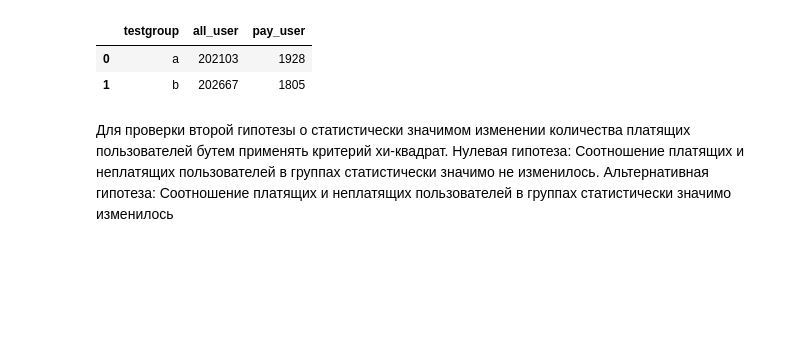
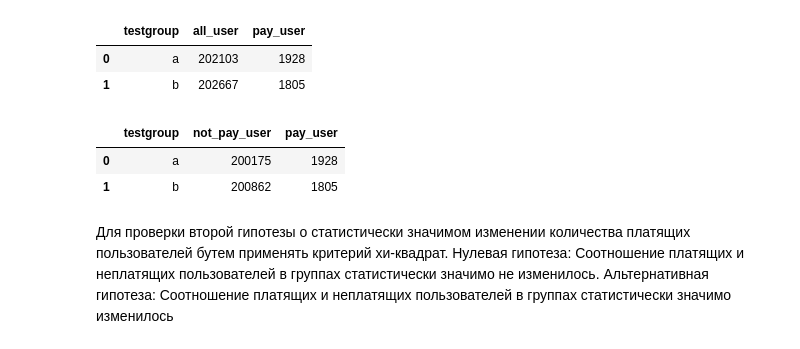
Before and after one commit to Ravil888/ab-test-analysis, a Jupyter notebook: ab_test_analysis.ipynb, the cells around one changed output. Saved outputs shown, nothing was run; the diff lists cells and outputs as text; code cells hidden in the pictures; blank space fills up the shorter version.

```diff
--- a/ab_test_analysis.ipynb
+++ b/ab_test_analysis.ipynb
@@ -122,7 +120,8 @@ pg.mwu(x=result.query('testgroup == "a"')['revenue'],
 # %% [markdown]
 Рассмотрим вторую метрику: переход от просто пользователей к платящим пользователям ()
 # %%
-result_user_pay = result.groupby('testgroup', as_index=False).agg({'user_id':'count'}).rename(columns={'user_id':'pay_user'})
+result_user_pay = result.groupby('testgroup', as_index=False).agg({'user_id': 'count'}) /
+    .rename(columns={'user_id': 'pay_user'})
 # %%
 result_user_pay
 # %% [output]
@@ -146,6 +145,14 @@ data_hyp_2
 |  | testgroup | all_user | pay_user |
 | 0 | a | 202103 | 1928 |
 | 1 | b | 202667 | 1805 |
+# %%
+data_hyp_2['all_user'] = data_hyp_2['all_user'] - data_hyp_2['pay_user']
+# %%
+data_hyp_2.rename(columns={'all_user': 'not_pay_user'})
+# %% [output]
+|  | testgroup | not_pay_user | pay_user |
+| 0 | a | 200175 | 1928 |
+| 1 | b | 200862 | 1805 |
 # %% [markdown]
 Для проверки второй гипотезы о статистически значимом изменении количества платящих пользователей
 бутем применять критерий хи-квадрат. Нулевая гипотеза: Соотношение платящих и неплатящих пользователей в группах
```
Also changed, not shown: parts of 13 cells of this notebook.
